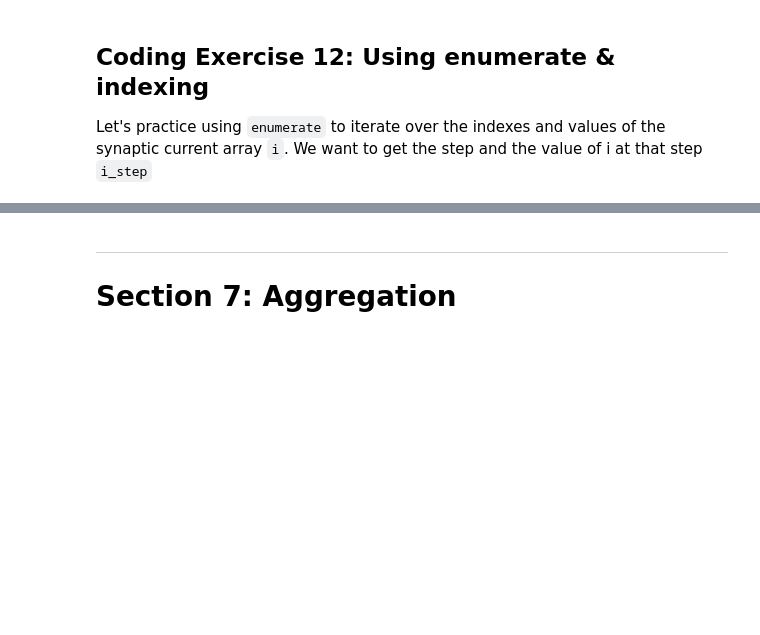
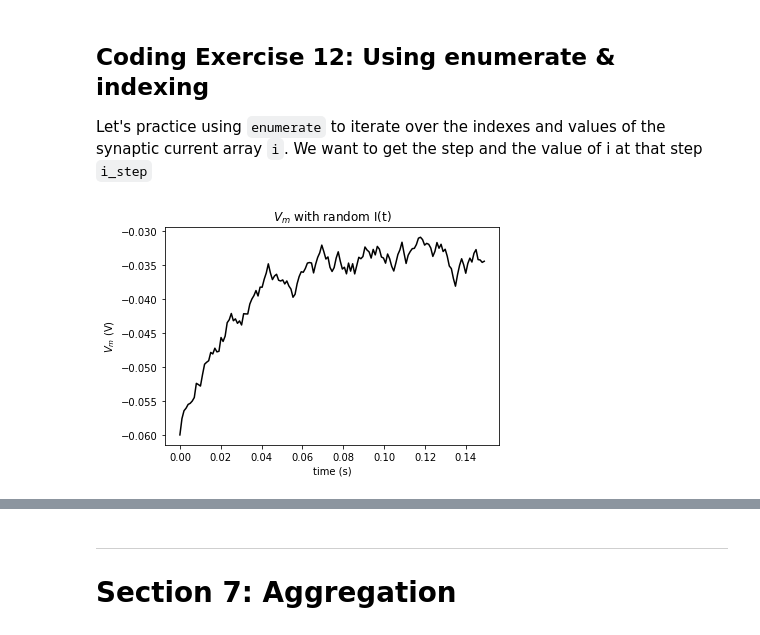
Before and after one commit to SuhaasAdiraju/NeuromatchAcademy2021_Workthrough_SA, a Jupyter notebook: tutorials/W0D1_PythonWorkshop1/student/W0D1_Tutorial1.ipynb, the cells around one changed output, grey strips where cells are left out. Drawn from its saved outputs; the diff is of its cells as text; code cells hidden in the pictures; blank space fills up the shorter version.

```diff
--- a/tutorials/W0D1_PythonWorkshop1/student/W0D1_Tutorial1.ipynb
+++ b/tutorials/W0D1_PythonWorkshop1/student/W0D1_Tutorial1.ipynb
@@ -1055,38 +1055,40 @@ Let's practice using `enumerate` to iterate over the indexes and values of the s
 #################################################
 ## TODO for students: fill out code to rewrite simulation in numpy##
 # Fill out code and comment or remove the next line
-raise NotImplementedError("Student exercise: You need to rewrite simulation in numpy")
+    #raise NotImplementedError("Student exercise: You need to rewrite simulation in numpy")
 #################################################
 
 # Set random number generator
 np.random.seed(2020)
 
 # Initialize step_end, t_range, v
 step_end = int(t_max / dt) - 1
 t_range = np.linspace(0, t_max, num=step_end, endpoint=False)
 v = el * np.ones(step_end)
 
 # Simulate current over time
 i = i_mean * (1 + 0.1 * (t_max/dt) ** (0.5) * (2 * np.random.random(step_end) - 1))
 
 # Loop for step_end values of i using enumerate
 for step, i_step in enumerate(i):
 
   # Skip first iteration
   if step==0:
     continue
 
   # Compute v as function of i using i_step
-  v[step] = ...
+  v[step] = v[step-1] + (dt / tau) * (el - v[step-1] + r* i_step)
 
 # Plot figure
 plt.figure()
 plt.title('$V_m$ with random I(t)')
 plt.xlabel('time (s)')
 plt.ylabel('$V_m$ (V)')
 
 plt.plot(t_range, v, 'k')
 plt.show()
+# %% [output]
+[figure, added]
 # %% [markdown]
 [*Click for solution*](https://github.com/NeuromatchAcademy/precourse/tree/main//tutorials/W0D1_PythonWorkshop1/solutions/W0D1_Tutorial1_Solution_40b5ed28.py)
 
```
